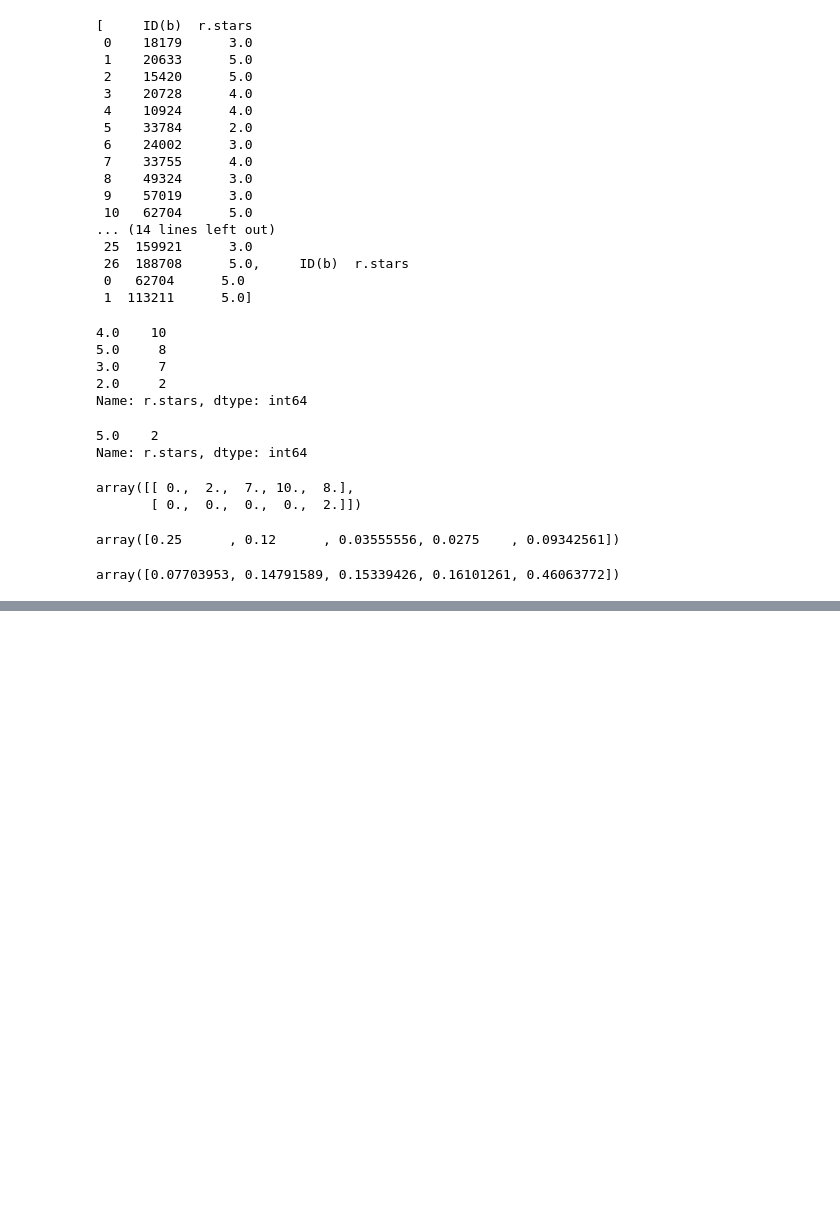
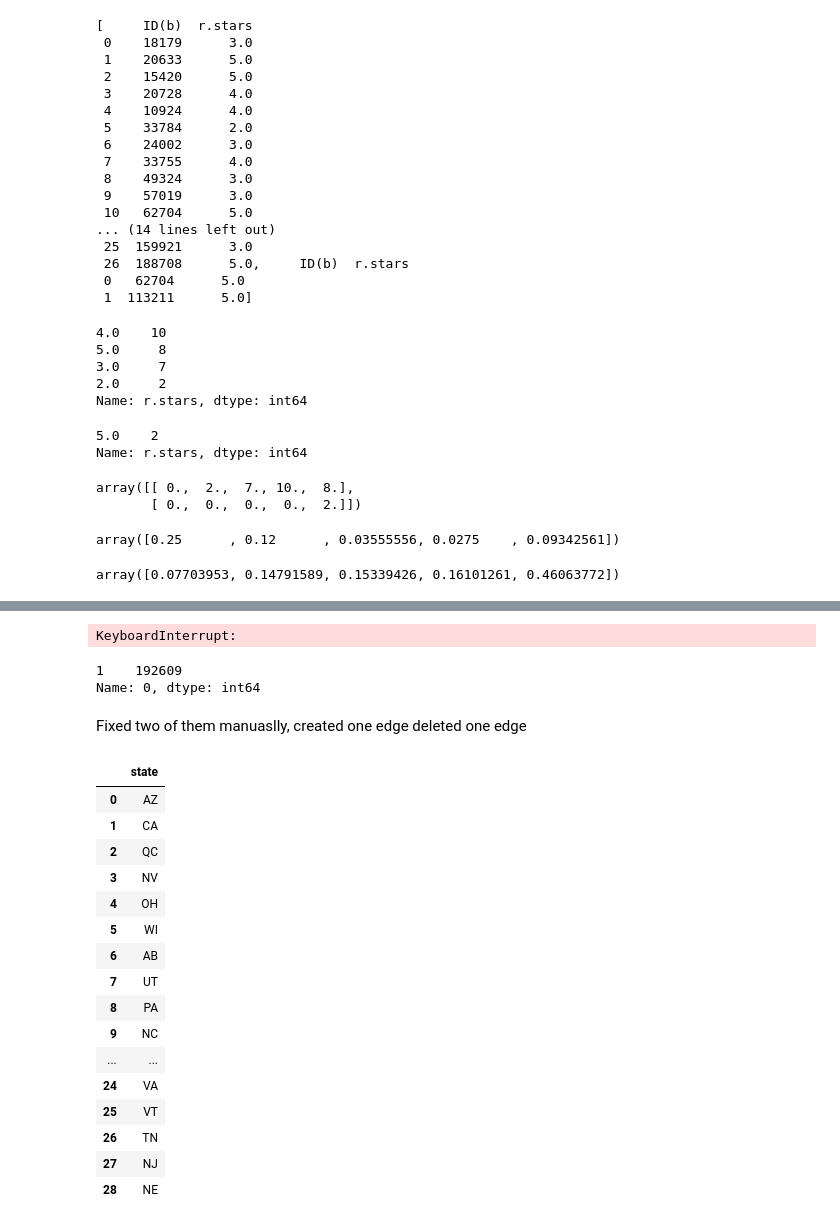
Before and after one commit to wisundstrom/yelp-recommender, a Jupyter notebook: feature_engineering.ipynb, the cells around one changed output, grey strips where cells are left out. Saved outputs shown, nothing was run; the diff lists cells and outputs as text; code cells hidden in the pictures; blank space fills up the shorter version.

```diff
--- a/feature_engineering.ipynb
+++ b/feature_engineering.ipynb
@@ -144,0 +230,14 @@ array([0.07703953, 0.14791589, 0.15339426, 0.16101261, 0.46063772])
+# %%
+with driver.session() as session:
+    result = session.run('\
+    MATCH (b:Business) \
+    MATCH (c:City) WHERE c.name=tolower(trim(b.city))\
+    SET c += {state:b.state}\
+    CREATE (b)-[:IN_CITY]->(c)')
+# %% [output]
+KeyboardInterrupt:
+# %%
+with driver.session() as session:
+    result = session.run('\
+    MATCH (b:Business) \
+    RETURN apoc.node.degree(b,"IN_CITY")')
@@ -144,0 +248,34 @@ array([0.07703953, 0.14791589, 0.15339426, 0.16101261, 0.46063772])
+# %%
+bizdegdf[0].value_counts()
+# %% [output]
+1    192609
+Name: 0, dtype: int64
+# %% [markdown]
+Fixed two of them manuaslly, created one edge deleted one edge
+# %%
+with driver.session() as session:
+    result = session.run('\
+    MATCH (c:City) \
+    RETURN distinct c.state')
+# %%
+states=pd.DataFrame(result.values(),columns=['state'])
+# %%
+states
+# %% [output]
+|  | state |
+| 0 | AZ |
+| 1 | CA |
+| 2 | QC |
+| 3 | NV |
+| 4 | OH |
+| 5 | WI |
+| 6 | AB |
+| 7 | UT |
+| 8 | PA |
+| 9 | NC |
+| ... | ... |
+| 24 | VA |
+| 25 | VT |
+| 26 | TN |
+| 27 | NJ |
+| 28 | NE |
```
Also changed, not shown: parts of 40 cells of this notebook, 3 other files.
